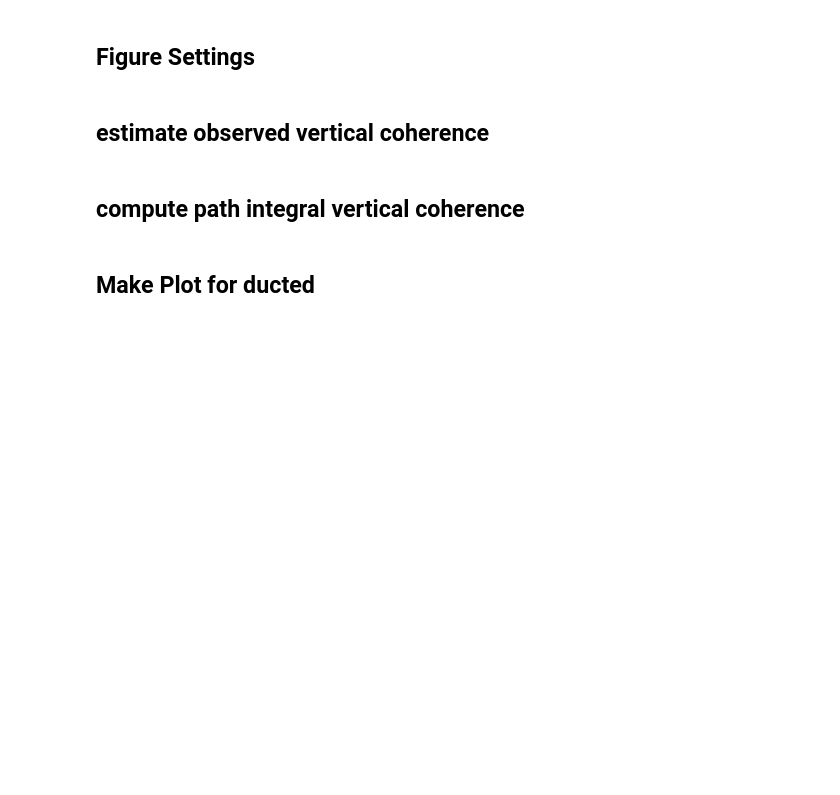
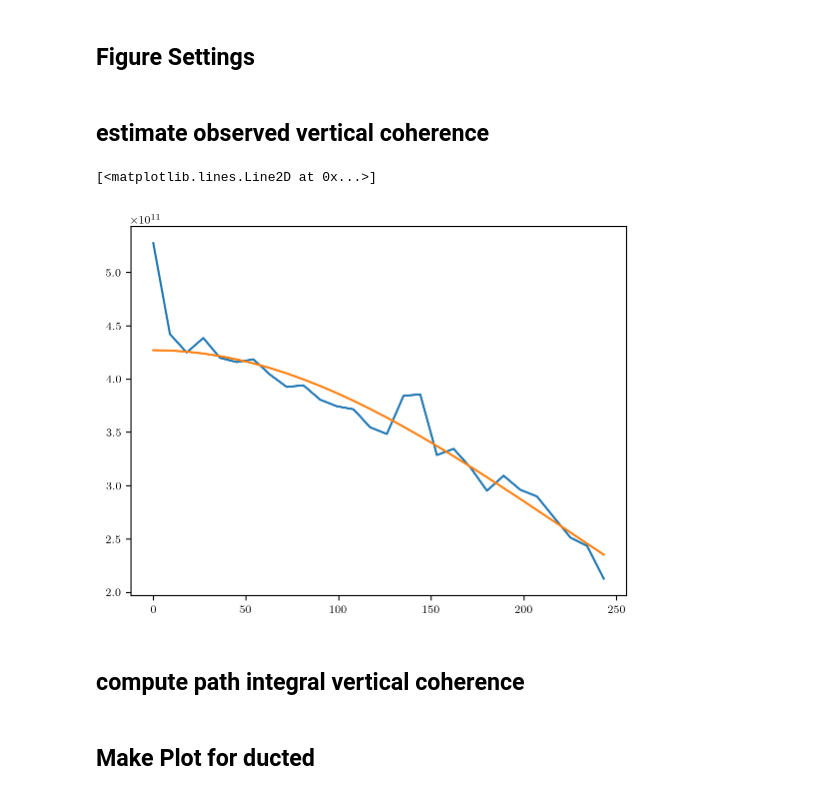
Before and after one commit to John-Ragland/n23_fluctuations_ragland, a Jupyter notebook: notebooks/publication_figures/Vertical_Coherence.ipynb, the cells around one changed output. Cells and saved outputs as stored; diff of their text form; code cells hidden in the pictures; blank space fills up the shorter version.

```diff
--- a/notebooks/publication_figures/Vertical_Coherence.ipynb
+++ b/notebooks/publication_figures/Vertical_Coherence.ipynb
@@ -45,5 +47,33 @@ for k, ray_id in enumerate(wavefront_values.keys()):
         np.abs(wavefront_values[ray_id]), 9
     )
+# %%
+def exp_coherence(dz, z0, A):
+    return A * np.exp(-0.5 * (dz / z0) ** 2)
+
+def residuals(params, dz, gamma):
+    z0, A = params
+    return exp_coherence(dz, z0, A) - gamma
+
+A0s = {}
+z0s = {}
+
+for k, ray_id in enumerate(wavefront_values.keys()):
+    result = scipy.optimize.least_squares(
+        residuals,
+        x0=[100, 4e11],
+        args=(dz[1:], MC[ray_id][1:]),
+        bounds=([0, 0], [np.inf, np.inf]),
+        x_scale="jac",  # z0 ~ 1e2 and A ~ 1e11 differ by many orders of magnitude
+    )
+
+    z0s[ray_id], A0s[ray_id] = result.x
+# %%
+ray_id = '+6'
+plt.plot(dz, MC[ray_id])
+plt.plot(dz, exp_coherence(dz, z0s[ray_id], A0s[ray_id]))
+# %% [output]
+[<matplotlib.lines.Line2D at 0x...>]
+[figure, added]
 # %% [markdown]
 ## compute path integral vertical coherence
 # %%
```
Also changed, not shown: parts of 8 cells of this notebook, 11 other files.
